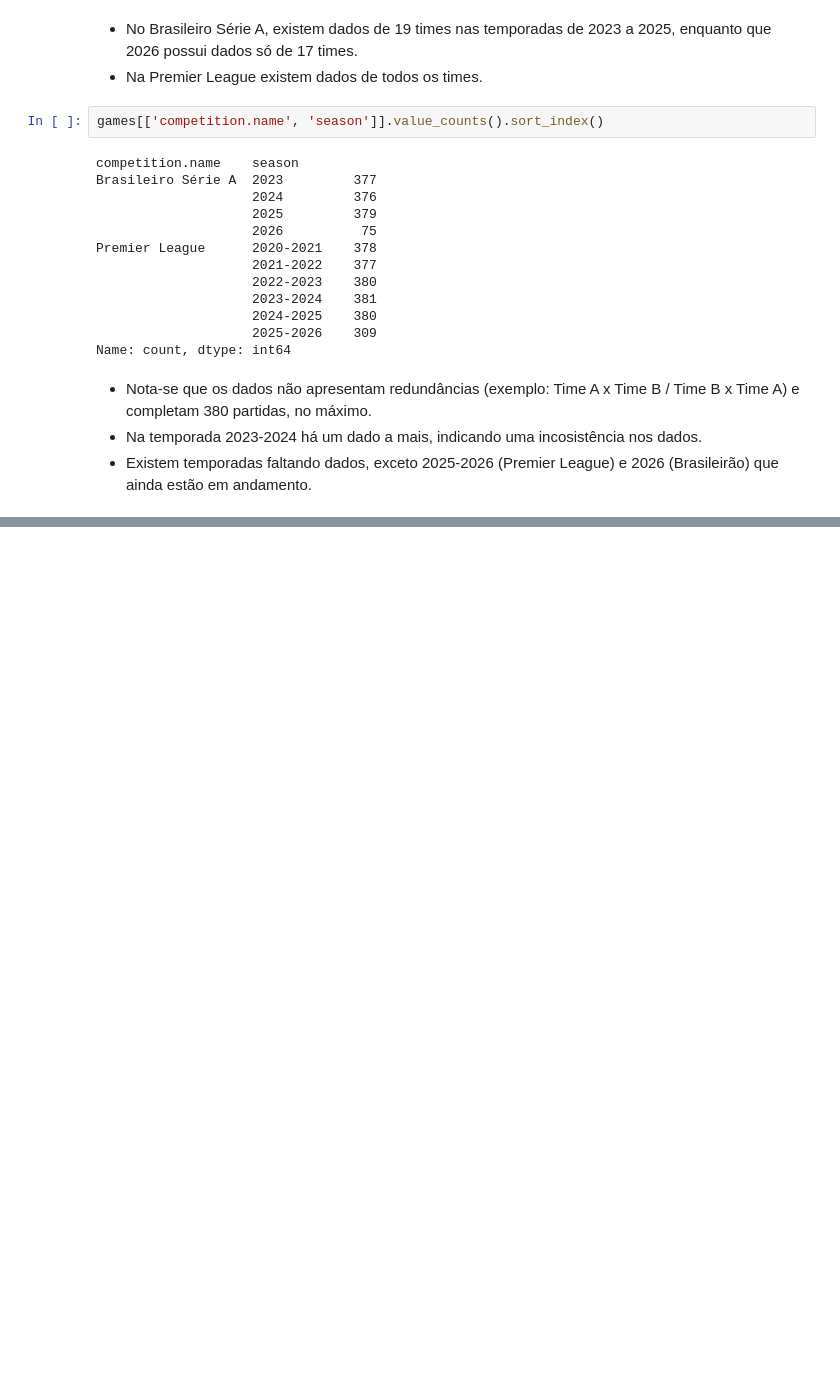
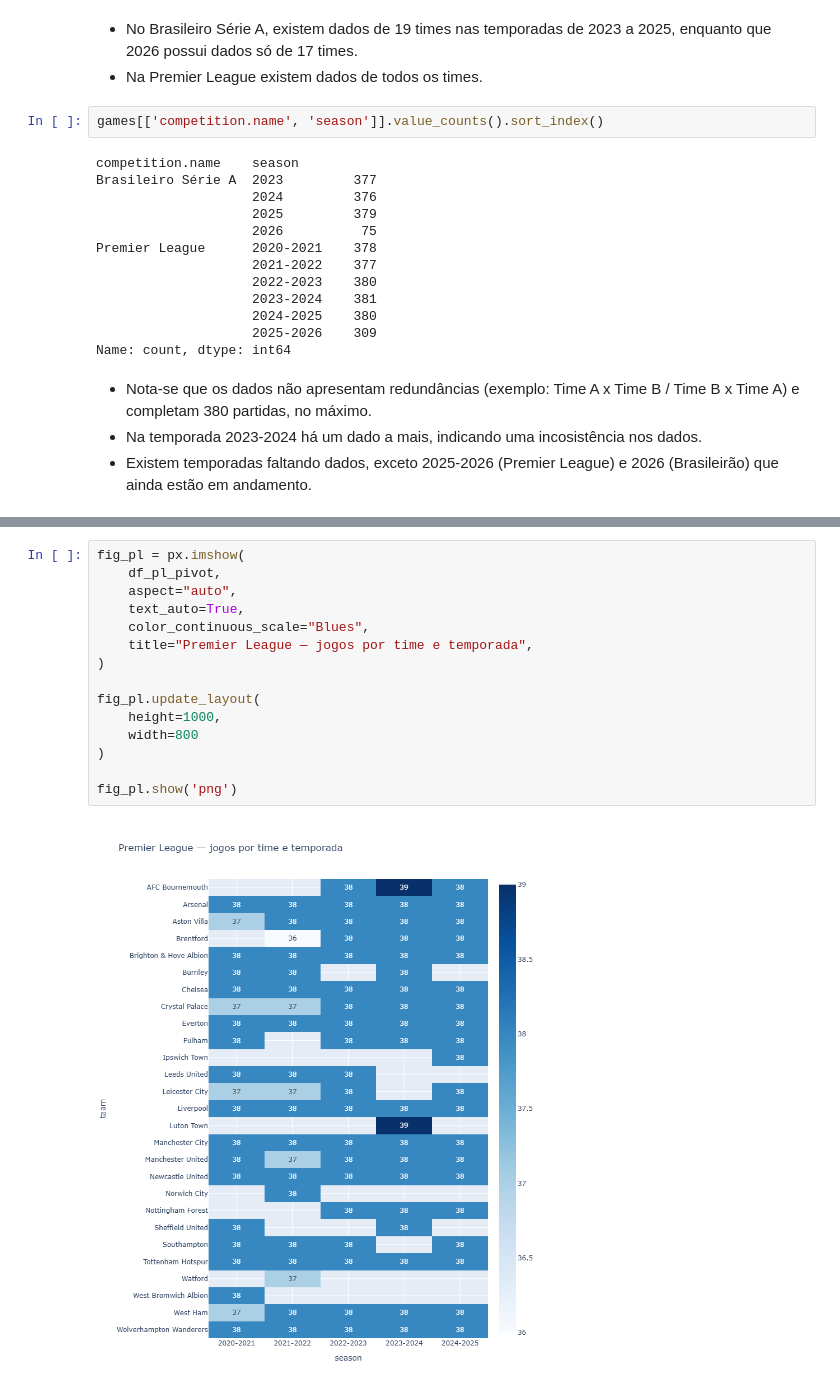
Before and after one commit to matheussmelo/defensive-performance-prediction, a Jupyter notebook: notebooks/1_sanity_check/sanity_check_jogos_temporadas.ipynb, the cells around one changed output, grey strips where cells are left out. Drawn from its saved outputs; the diff is of its cells as text; blank space fills up the shorter version.

Commit message:
Finalização do sanity de competições/temporadas/jogos/times

```diff
--- a/notebooks/1_sanity_check/sanity_check_jogos_temporadas.ipynb
+++ b/notebooks/1_sanity_check/sanity_check_jogos_temporadas.ipynb
@@ -181,0 +234,17 @@ Name: count, dtype: int64
+# %%
+fig_pl = px.imshow(
+    df_pl_pivot,
+    aspect="auto",
+    text_auto=True,
+    color_continuous_scale="Blues",
+    title="Premier League — jogos por time e temporada",
+)
+
+fig_pl.update_layout(
+    height=1000,
+    width=800
+)
+
+fig_pl.show('png')
+# %% [output]
+[figure, added]
```
Also changed, not shown: parts of 18 cells of this notebook.
